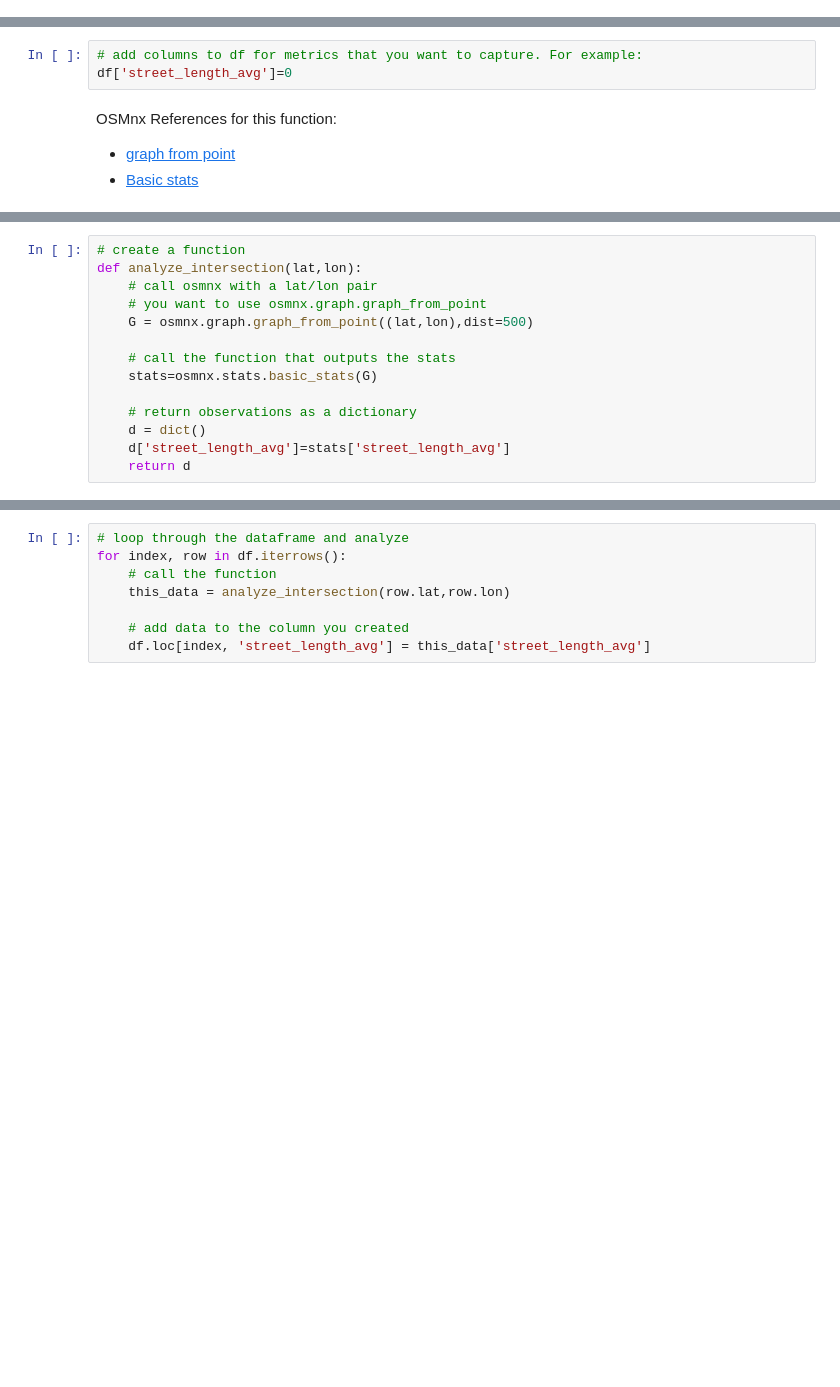
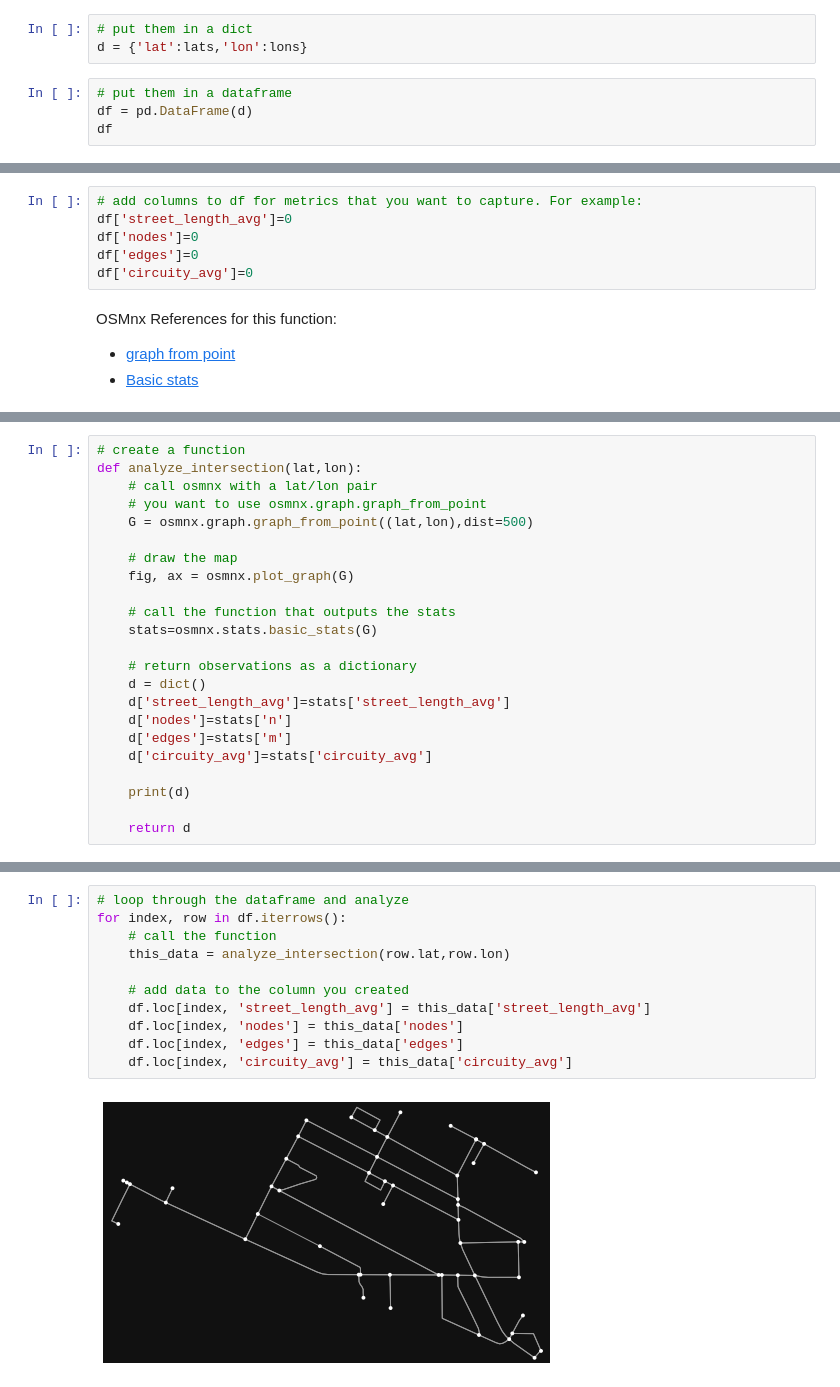
Before and after one commit to yohman/22W-UP206A, a Jupyter notebook: guides/Get_Intersection_Stats.ipynb, the cells around one changed output, grey strips where cells are left out. Saved outputs shown, nothing was run; the diff lists cells and outputs as text; blank space fills up the shorter version.

```diff
--- a/guides/Get_Intersection_Stats.ipynb
+++ b/guides/Get_Intersection_Stats.ipynb
@@ -7,0 +16,7 @@ df
+# %%
+# put them in a dict
+d = {'lat':lats,'lon':lons}
+# %%
+# put them in a dataframe
+df = pd.DataFrame(d)
+df
@@ -8,6 +37,9 @@ df
 # %%
 # add columns to df for metrics that you want to capture. For example:
 df['street_length_avg']=0
+df['nodes']=0
+df['edges']=0
+df['circuity_avg']=0
 # %% [markdown]
 OSMnx References for this function:
 
@@ -22,12 +54,21 @@ def analyze_intersection(lat,lon):
     # you want to use osmnx.graph.graph_from_point
     G = osmnx.graph.graph_from_point((lat,lon),dist=500)
 
+    # draw the map
+    fig, ax = osmnx.plot_graph(G)
+
     # call the function that outputs the stats
     stats=osmnx.stats.basic_stats(G)
 
     # return observations as a dictionary
     d = dict()
     d['street_length_avg']=stats['street_length_avg']
+    d['nodes']=stats['n']
+    d['edges']=stats['m']
+    d['circuity_avg']=stats['circuity_avg']
+
+    print(d)
+
     return d
 # %%
 # test the function with a random lat/lon pair
@@ -35,8 +85,13 @@ analyze_intersection(34.050705, -118.311598)
 # %%
 # loop through the dataframe and analyze
 for index, row in df.iterrows():
     # call the function
     this_data = analyze_intersection(row.lat,row.lon)
 
     # add data to the column you created
     df.loc[index, 'street_length_avg'] = this_data['street_length_avg']
+    df.loc[index, 'nodes'] = this_data['nodes']
+    df.loc[index, 'edges'] = this_data['edges']
+    df.loc[index, 'circuity_avg'] = this_data['circuity_avg']
+# %% [output]
+[figure, added]
```
Also changed, not shown: parts of 12 cells of this notebook, 2 other files.
